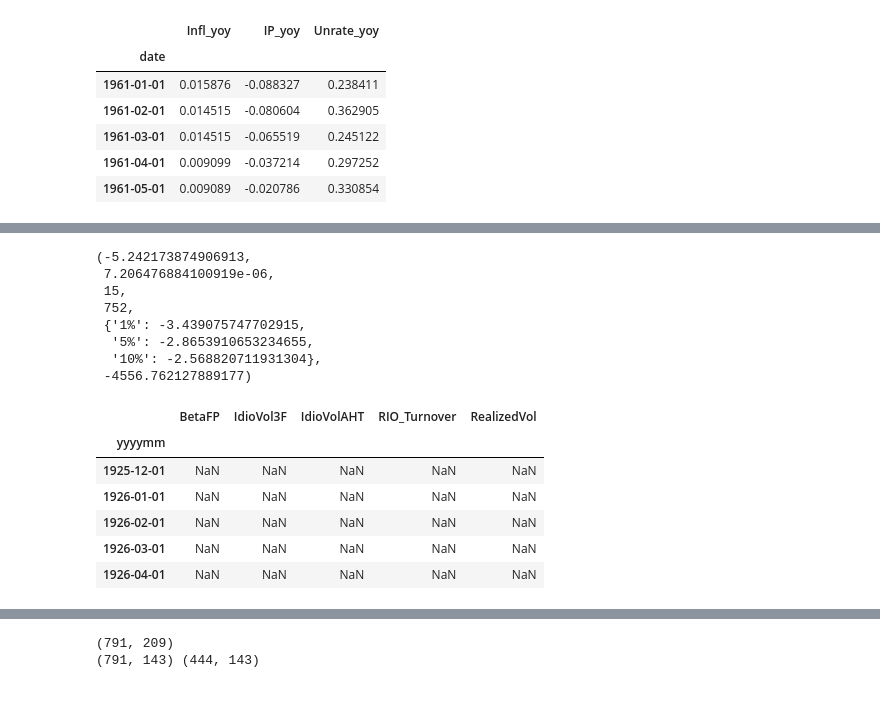
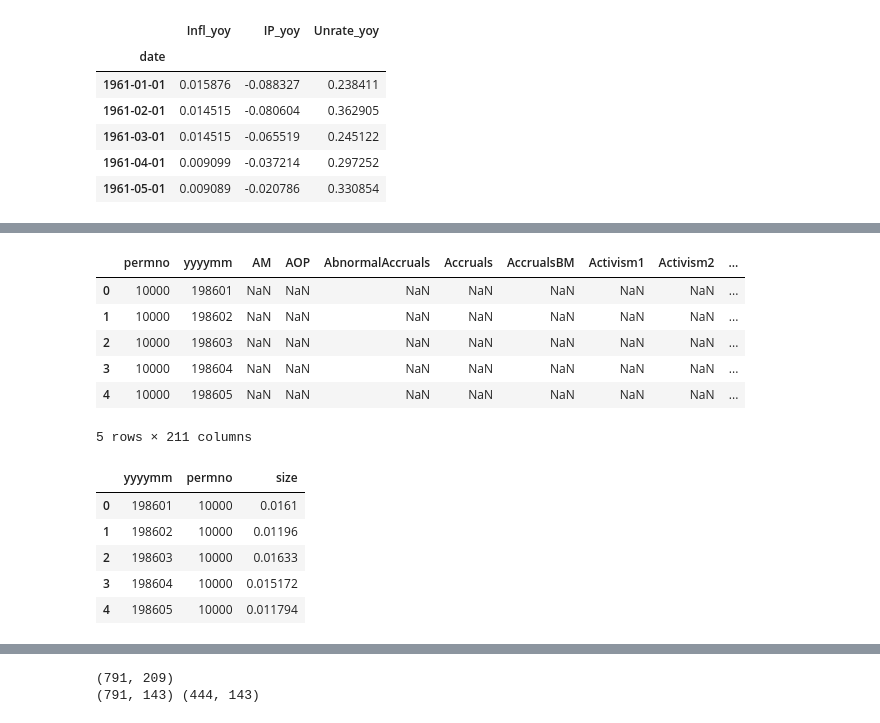
Before and after one commit to rproner1/MacroAtRisk, a Jupyter notebook: sandbox.ipynb, the cells around one changed output, grey strips where cells are left out. Cells and saved outputs as stored; diff of their text form; code cells hidden in the pictures.

```diff
--- a/sandbox.ipynb
+++ b/sandbox.ipynb
@@ -21,21 +40,21 @@ y.head()
+# %%
+predictors.head()
+# %% [output]
+|  | permno | yyyymm | AM | AOP | AbnormalAccruals | Accruals | AccrualsBM | Activism1 | Activism2 | ... |
+| 0 | 10000 | 198601 | NaN | NaN | NaN | NaN | NaN | NaN | NaN | ... |
+| 1 | 10000 | 198602 | NaN | NaN | NaN | NaN | NaN | NaN | NaN | ... |
+| 2 | 10000 | 198603 | NaN | NaN | NaN | NaN | NaN | NaN | NaN | ... |
+| 3 | 10000 | 198604 | NaN | NaN | NaN | NaN | NaN | NaN | NaN | ... |
+| 4 | 10000 | 198605 | NaN | NaN | NaN | NaN | NaN | NaN | NaN | ... |
+5 rows × 211 columns
 # %%
-adfuller(y['IP_yoy'])
+size = pd.read_parquet(r'C:\Users\Robpr\Documents\projects\macroatrisk\data\raw\crsp_monthly_20260131_203004.parquet', columns=['yyyymm', 'permno', 'size'])
-# %% [output]
-(-5.242173874906913,
- 7.206476884100919e-06,
- 15,
- 752,
- {'1%': -3.439075747702915,
-  '5%': -2.8653910653234655,
-  '10%': -2.568820711931304},
- -4556.762127889177)
-# %%
-x.head()
-# %% [output]
-|  | BetaFP | IdioVol3F | IdioVolAHT | RIO_Turnover | RealizedVol |
-| yyyymm |  |  |  |  |  |
-| 1925-12-01 | NaN | NaN | NaN | NaN | NaN |
-| 1926-01-01 | NaN | NaN | NaN | NaN | NaN |
-| 1926-02-01 | NaN | NaN | NaN | NaN | NaN |
-| 1926-03-01 | NaN | NaN | NaN | NaN | NaN |
-| 1926-04-01 | NaN | NaN | NaN | NaN | NaN |
+# %%
+size.head()
+# %% [output]
+|  | yyyymm | permno | size |
+| 0 | 198601 | 10000 | 0.0161 |
+| 1 | 198602 | 10000 | 0.01196 |
+| 2 | 198603 | 10000 | 0.01633 |
+| 3 | 198604 | 10000 | 0.015172 |
+| 4 | 198605 | 10000 | 0.011794 |
```
Also changed, not shown: parts of 12 cells of this notebook.
